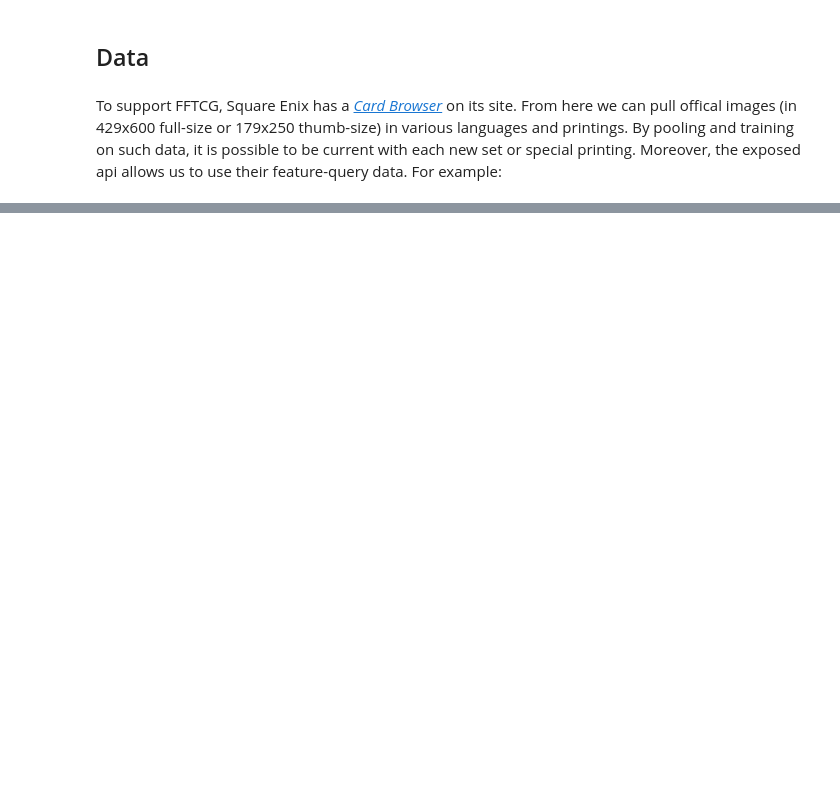
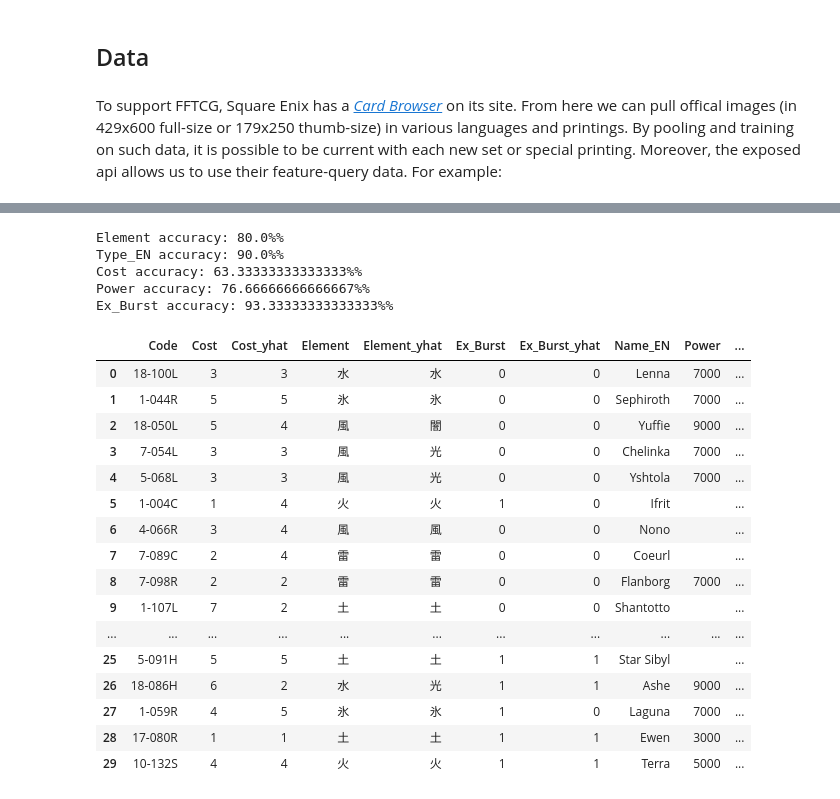
Before and after one commit to Acbarakat/CrystalVision, a Jupyter notebook: project.ipynb, the cells around one changed output, grey strips where cells are left out. Cells and saved outputs as stored; diff of their text form; code cells hidden in the pictures; blank space fills up the shorter version.

```diff
--- a/project.ipynb
+++ b/project.ipynb
@@ -187,0 +398,35 @@ To explore new unseen data (i.e. real-world cropped images), I will need to pull
+# %%
+from testmodels import CATEGORIES, test_models
+
+df = test_models()
+
+for category in CATEGORIES:
+    comp = df[category] == df[f"{category}_yhat"]
+    comp = comp.value_counts(normalize=True)
+    print(f"{category} accuracy: {comp[True] * 100}%%")
+
+df.sort_index(axis=1, inplace=True)
+df
+# %% [output]
+Element accuracy: 80.0%%
+Type_EN accuracy: 90.0%%
+Cost accuracy: 63.33333333333333%%
+Power accuracy: 76.66666666666667%%
+Ex_Burst accuracy: 93.33333333333333%%
+|  | Code | Cost | Cost_yhat | Element | Element_yhat | Ex_Burst | Ex_Burst_yhat | Name_EN | Power | ... |
+| 0 | 18-100L | 3 | 3 | 水 | 水 | 0 | 0 | Lenna | 7000 | ... |
+| 1 | 1-044R | 5 | 5 | 氷 | 氷 | 0 | 0 | Sephiroth | 7000 | ... |
+| 2 | 18-050L | 5 | 4 | 風 | 闇 | 0 | 0 | Yuffie | 9000 | ... |
+| 3 | 7-054L | 3 | 3 | 風 | 光 | 0 | 0 | Chelinka | 7000 | ... |
+| 4 | 5-068L | 3 | 3 | 風 | 光 | 0 | 0 | Yshtola | 7000 | ... |
+| 5 | 1-004C | 1 | 4 | 火 | 火 | 1 | 0 | Ifrit |  | ... |
+| 6 | 4-066R | 3 | 4 | 風 | 風 | 0 | 0 | Nono |  | ... |
+| 7 | 7-089C | 2 | 4 | 雷 | 雷 | 0 | 0 | Coeurl |  | ... |
+| 8 | 7-098R | 2 | 2 | 雷 | 雷 | 0 | 0 | Flanborg | 7000 | ... |
+| 9 | 1-107L | 7 | 2 | 土 | 土 | 0 | 0 | Shantotto |  | ... |
+| ... | ... | ... | ... | ... | ... | ... | ... | ... | ... | ... |
+| 25 | 5-091H | 5 | 5 | 土 | 土 | 1 | 1 | Star Sibyl |  | ... |
+| 26 | 18-086H | 6 | 2 | 水 | 光 | 1 | 1 | Ashe | 9000 | ... |
+| 27 | 1-059R | 4 | 5 | 氷 | 氷 | 1 | 0 | Laguna | 7000 | ... |
+| 28 | 17-080R | 1 | 1 | 土 | 土 | 1 | 1 | Ewen | 3000 | ... |
+| 29 | 10-132S | 4 | 4 | 火 | 火 | 1 | 1 | Terra | 5000 | ... |
```
Also changed, not shown: parts of 25 cells of this notebook, 4 other files.
